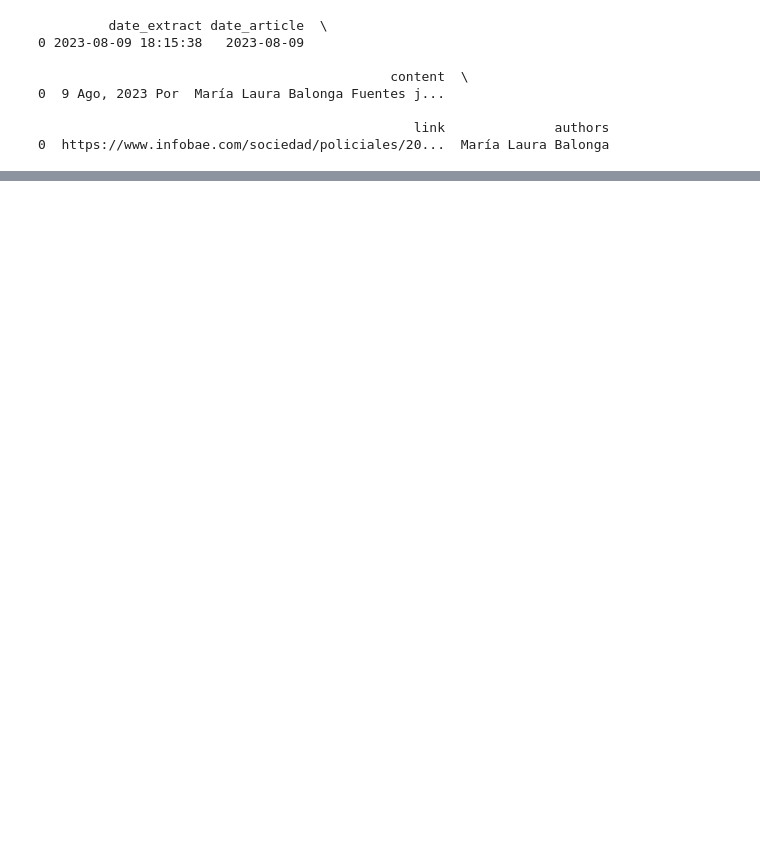
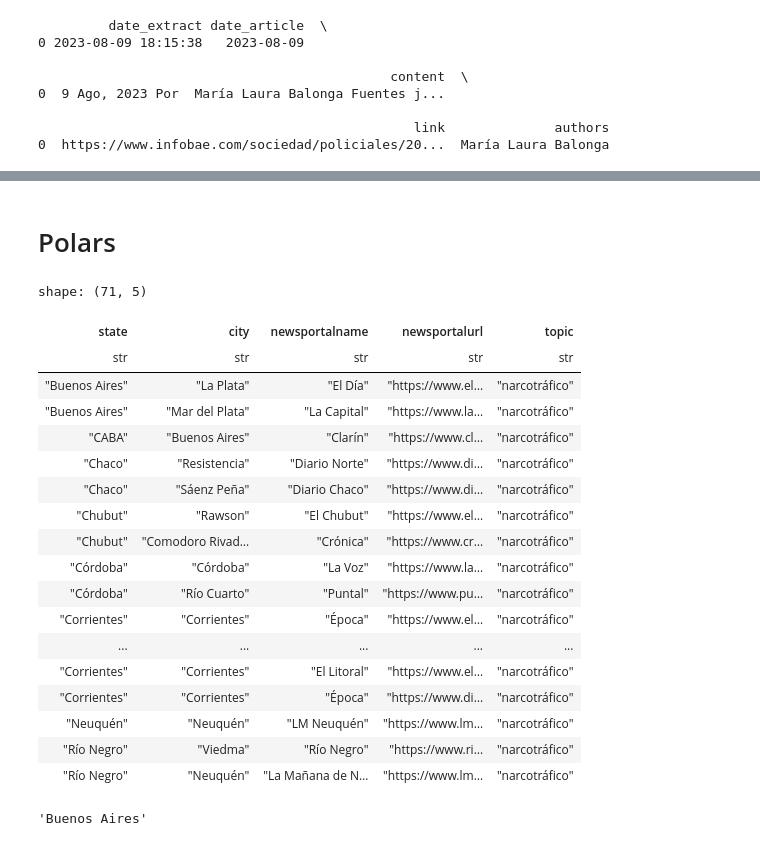
Before and after one commit to castillosebastian/willow, a Jupyter notebook: dev/transforme_first_clean.ipynb, the cells around one changed output, grey strips where cells are left out. Cells and saved outputs as stored; diff of their text form; code cells hidden in the pictures; blank space fills up the shorter version.

```diff
--- a/dev/transforme_first_clean.ipynb
+++ b/dev/transforme_first_clean.ipynb
@@ -27,0 +37,6 @@ print(df.head(1))
+# %% [markdown]
+# Polars
+# %%
+df = pl.read_csv('/home/sebacastillo/willow/data/portals.csv')
+# %%
+topic = 'narcotráfico'
@@ -27,0 +45,29 @@ print(df.head(1))
+# %%
+df = df.filter(
+    pl.col('topic') == topic
+    )
+df
+# %% [output]
+shape: (71, 5)
+| state | city | newsportalname | newsportalurl | topic |
+| str | str | str | str | str |
+| "Buenos Aires" | "La Plata" | "El Día" | "https://www.el… | "narcotráfico" |
+| "Buenos Aires" | "Mar del Plata" | "La Capital" | "https://www.la… | "narcotráfico" |
+| "CABA" | "Buenos Aires" | "Clarín" | "https://www.cl… | "narcotráfico" |
+| "Chaco" | "Resistencia" | "Diario Norte" | "https://www.di… | "narcotráfico" |
+| "Chaco" | "Sáenz Peña" | "Diario Chaco" | "https://www.di… | "narcotráfico" |
+| "Chubut" | "Rawson" | "El Chubut" | "https://www.el… | "narcotráfico" |
+| "Chubut" | "Comodoro Rivad… | "Crónica" | "https://www.cr… | "narcotráfico" |
+| "Córdoba" | "Córdoba" | "La Voz" | "https://www.la… | "narcotráfico" |
+| "Córdoba" | "Río Cuarto" | "Puntal" | "https://www.pu… | "narcotráfico" |
+| "Corrientes" | "Corrientes" | "Época" | "https://www.el… | "narcotráfico" |
+| ... | ... | ... | ... | ... |
+| "Corrientes" | "Corrientes" | "El Litoral" | "https://www.el… | "narcotráfico" |
+| "Corrientes" | "Corrientes" | "Época" | "https://www.di… | "narcotráfico" |
+| "Neuquén" | "Neuquén" | "LM Neuquén" | "https://www.lm… | "narcotráfico" |
+| "Río Negro" | "Viedma" | "Río Negro" | "https://www.ri… | "narcotráfico" |
+| "Río Negro" | "Neuquén" | "La Mañana de N… | "https://www.lm… | "narcotráfico" |
+# %%
+df['state'][0]
+# %% [output]
+'Buenos Aires'
```
Also changed, not shown: parts of 25 cells of this notebook, 3 other files.
